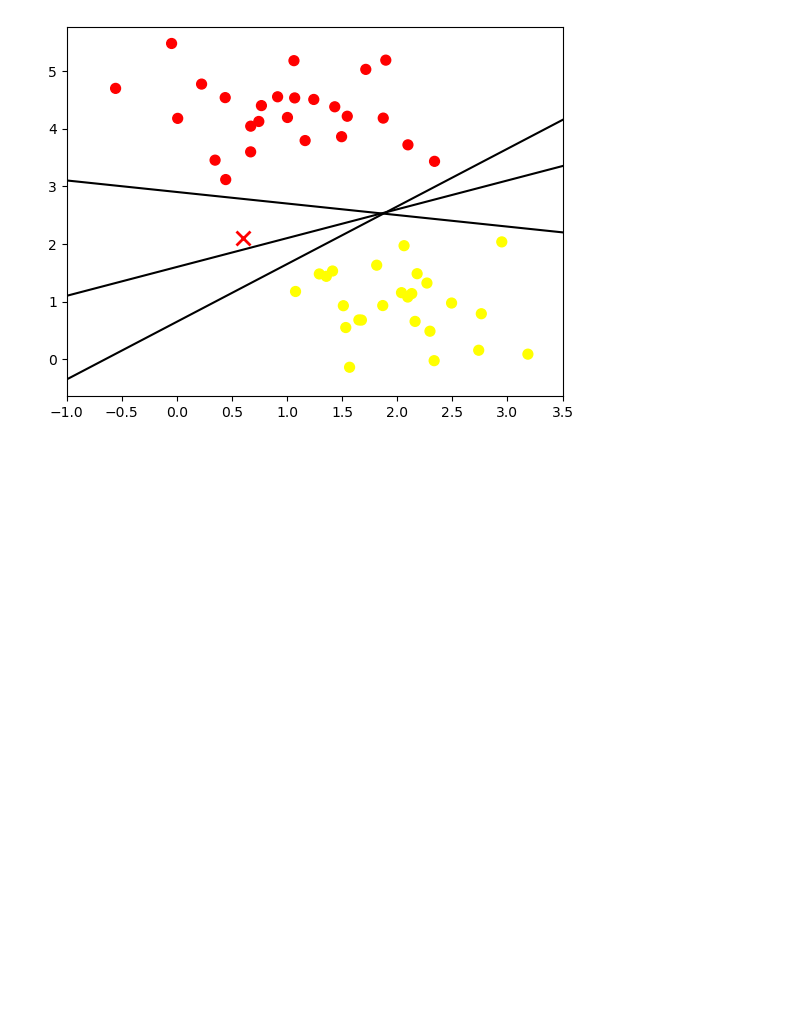
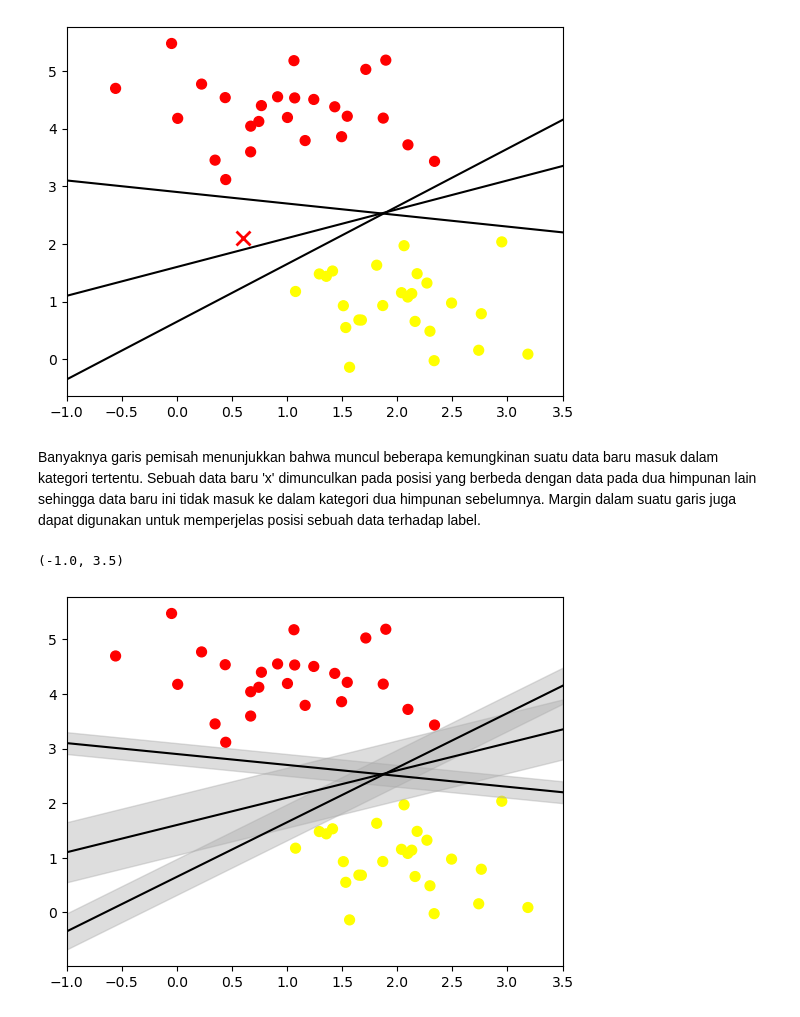
Before and after one commit to lukasvalentino971/2141720032-MachineLearning-2023, a Jupyter notebook: week-04/modul04_1.ipynb, the cells around one changed output. Saved outputs shown, nothing was run; the diff lists cells and outputs as text; code cells hidden in the pictures; blank space fills up the shorter version.

```diff
--- a/week-04/modul04_1.ipynb
+++ b/week-04/modul04_1.ipynb
@@ -32,3 +32,20 @@ plt.xlim(-1, 3.5)
 # %% [output]
 (-1.0, 3.5)
 [figure]
+# %% [markdown]
+Banyaknya garis pemisah menunjukkan bahwa muncul beberapa kemungkinan suatu data baru masuk dalam kategori tertentu. Sebuah data baru 'x' dimunculkan pada posisi yang berbeda dengan data pada dua himpunan lain sehingga data baru ini tidak masuk ke dalam kategori dua himpunan sebelumnya.
+Margin dalam suatu garis juga dapat digunakan untuk memperjelas posisi sebuah data terhadap label.
+# %%
+xfit = np.linspace(-1, 3.5)
+plt.scatter(X[:, 0], X[:, 1], c=y, s=50, cmap='autumn')
+
+for m, b, d in [(1, 0.65, 0.33), (0.5, 1.6, 0.55), (-0.2, 2.9, 0.2)]:
+    yfit = m * xfit + b
+    plt.plot(xfit, yfit, '-k')
+    plt.fill_between(xfit, yfit - d, yfit + d, edgecolor='none',
+                     color='#AAAAAA', alpha=0.4)
+
+plt.xlim(-1, 3.5)
+# %% [output]
+(-1.0, 3.5)
+[figure, added]
```
